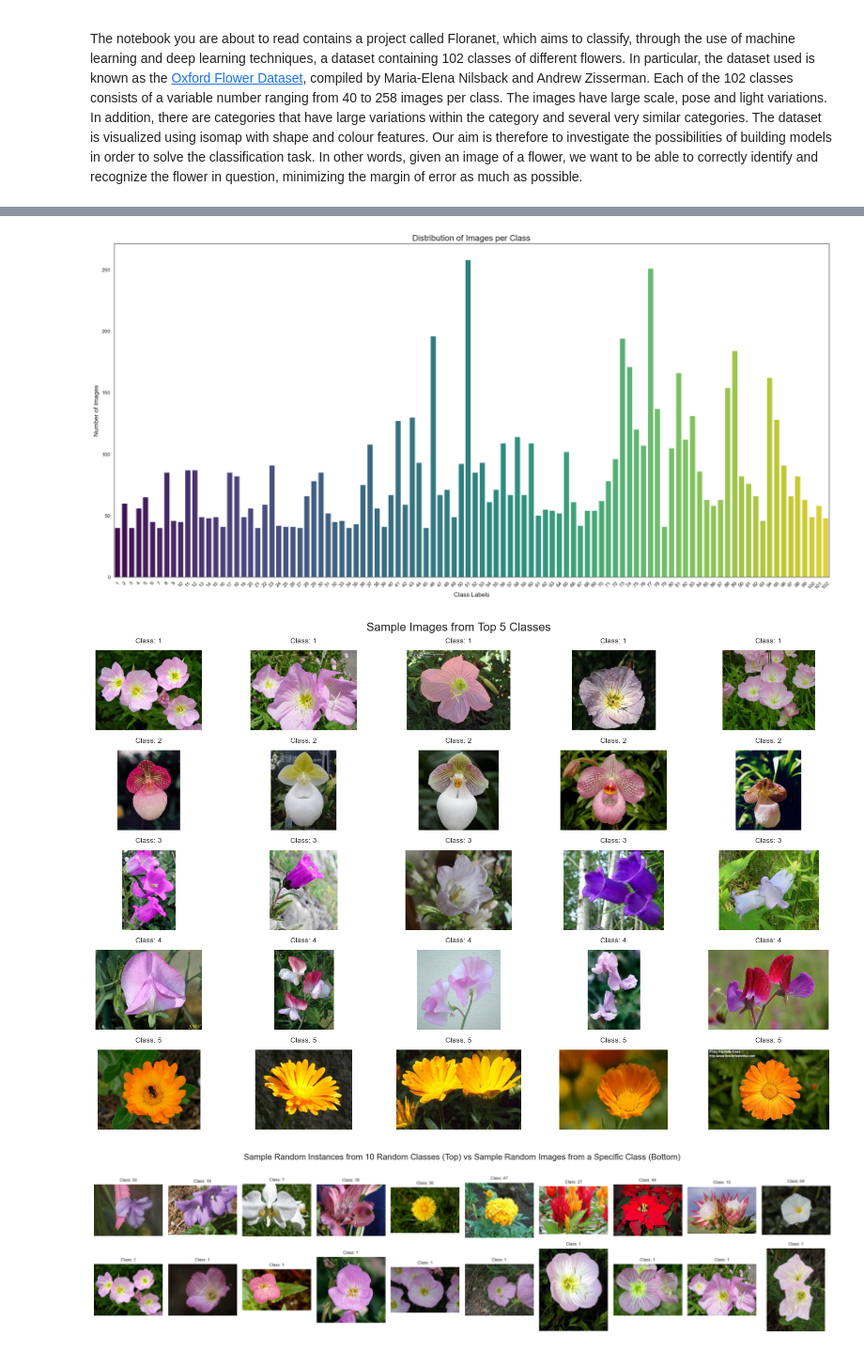
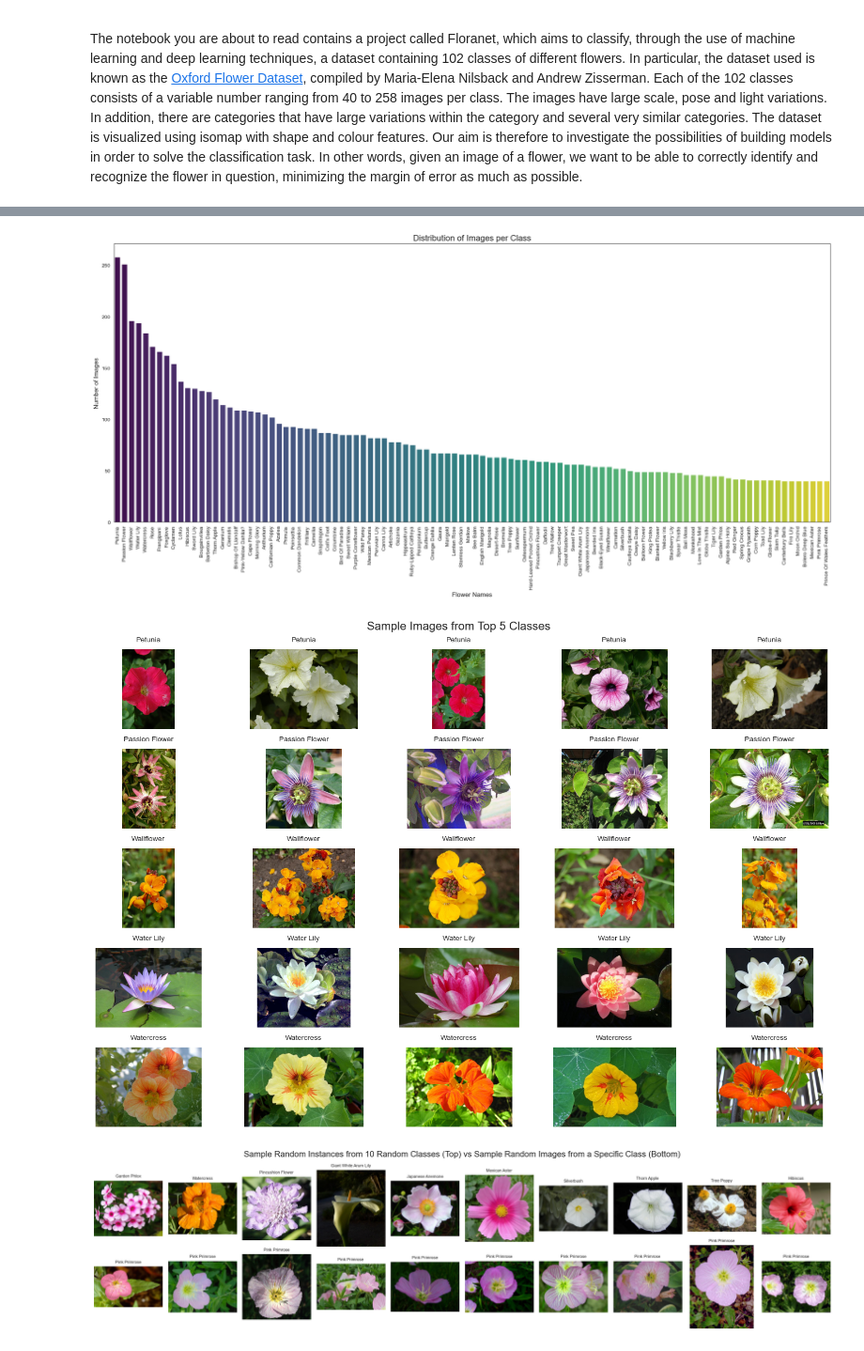
Before and after one commit to andreamoleri/Floranet, a Jupyter notebook: Floranet.ipynb, the cells around one changed output, grey strips where cells are left out. Shown at 94% size. Drawn from its saved outputs; the diff is of its cells as text; code cells hidden in the pictures.

Commit message:
Added Flower Names

```diff
--- a/Floranet.ipynb
+++ b/Floranet.ipynb
@@ -29,7 +62,6 @@ data = {'image_name': image_files, 'label': labels[:len(image_files)]}
 # Create DataFrame
 df = pd.DataFrame(data)
 # %%
-
 import os
 import pandas as pd
 import seaborn as sns
@@ -37,66 +69,63 @@ import matplotlib.pyplot as plt
 from collections import Counter
 from PIL import Image
 
-# Assuming df is the DataFrame and contains 'label' and 'image_name' columns
-# Assuming labels contain all unique labels from the dataset
-
 # 1. Number of total images
 num_images = len(df)
 print(f"Total number of images: {num_images}")
 
 # 2. Number of images per class
-images_per_class = df['label'].value_counts().sort_index()  # Sort by class labels
-print("\nNumber of images per class (ordered by class):")
-for label, count in images_per_class.items():
-    print(f"Class {label}: {count} images")
+images_per_class = df['flower_name'].value_counts()  # Sort by count in descending order
+print("\nNumber of images per class (ordered by count):")
+for flower_name, count in images_per_class.items():
+    print(f"Class | {flower_name}: {count} images")
 
 # 3. Plotting distribution of images per class
 plt.figure(figsize=(20, 10))  # Increased width and height of the figure
 sns.set_style("white")  # Set plot background to white
 sns.barplot(x=images_per_class.index, y=images_per_class.values, palette="viridis")
-plt.xlabel('Class Labels', fontsize=12)
+plt.xlabel('Flower Names', fontsize=12)
 plt.ylabel('Number of Images', fontsize=12)
 plt.title('Distribution of Images per Class', fontsize=16)
-plt.xticks(rotation=45)
+plt.xticks(rotation=90)  # Rotate for better visibility
 plt.tight_layout()
 plt.show()
 
 # 4. Displaying sample images for the top 5 classes with most images
-top_classes = images_per_class.head(5).index
+top_classes = images_per_class.head(5).index  # Top 5 most populated classes
 
 fig, axes = plt.subplots(len(top_classes), 5, figsize=(15, 10))
-for i, label in enumerate(top_classes):
-    sample_images = df[df['label'] == label].sample(5)['image_name'].values
+for i, flower_name in enumerate(top_classes):
+    sample_images = df[df['flower_name'] == flower_name].sample(5)['image_name'].values
     for j, image_name in enumerate(sample_images):
         img_path = os.path.join(images_dir, image_name)
         img = Image.open(img_path)
         axes[i, j].imshow(img)
         axes[i, j].axis('off')
         # Adding the class label above each image
-        axes[i, j].set_title(f"Class: {label}", fontsize=10, pad=10)
+        axes[i, j].set_title(f"{flower_name}", fontsize=10, pad=10)
 plt.suptitle('Sample Images from Top 5 Classes', fontsize=16)
 plt.tight_layout()
 plt.show()
 
-# Combining 10 random images from random classes and class 1
-random_classes = df['label'].drop_duplicates().sample(10).values
-class_1_images = df[df['label'] == 1].sample(10)['image_name'].values
+# Combining 10 random images from random classes and a specific flower
+random_classes = df['flower_name'].drop_duplicates().sample(10).values
+class_1_images = df[df['flower_name'] == NAMES[0]].sample(10)['image_name'].values  # 'pink primrose'
 
 fig, axes = plt.subplots(2, 10, figsize=(20, 5))
-for i, label in enumerate(random_classes):
-    image_name = df[df['label'] == label].sample(1)['image_name'].values[0]
+for i, flower_name in enumerate(random_classes):
+    image_name = df[df['flower_name'] == flower_name].sample(1)['image_name'].values[0]
     img_path = os.path.join(images_dir, image_name)
     img = Image.open(img_path)
     axes[0, i].imshow(img)
     axes[0, i].axis('off')
-    axes[0, i].set_title(f"Class: {label}", fontsize=8)
+    axes[0, i].set_title(f"{flower_name}", fontsize=8)
 
 for i, image_name in enumerate(class_1_images):
     img_path = os.path.join(images_dir, image_name)
     img = Image.open(img_path)
     axes[1, i].imshow(img)
     axes[1, i].axis('off')
-    axes[1, i].set_title("Class: 1", fontsize=8)
+    axes[1, i].set_title("Pink Primrose", fontsize=8)
 
 plt.suptitle('Sample Random Instances from 10 Random Classes (Top) vs Sample Random Images from a Specific Class (Bottom)', fontsize=16)
 plt.tight_layout()
@@ -150,6 +179,6 @@ Class 102: 48 images
-[figure, old version]
+[figure, new version]
-[figure, old version]
+[figure, new version]
-[figure, old version]
+[figure, new version]
 [figure]
 Image Dimension Statistics:
              Width       Height  Aspect Ratio
```
Also changed, not shown: parts of 5 cells of this notebook.
